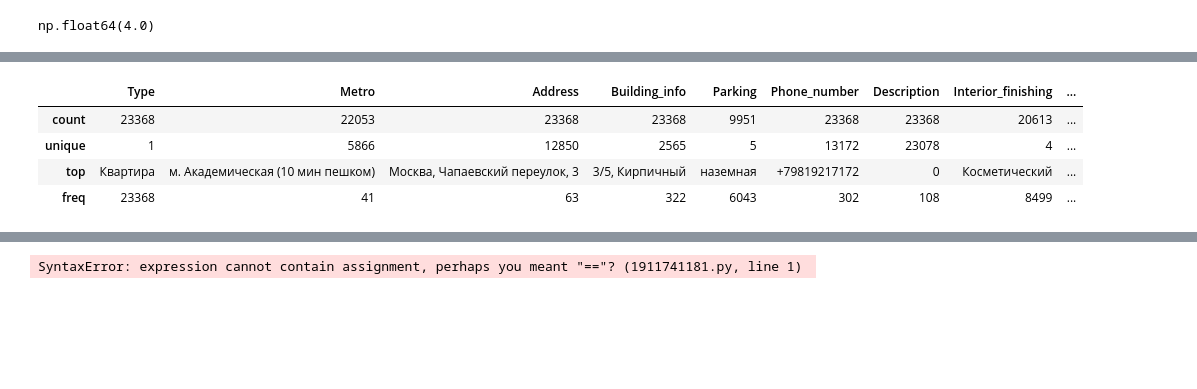
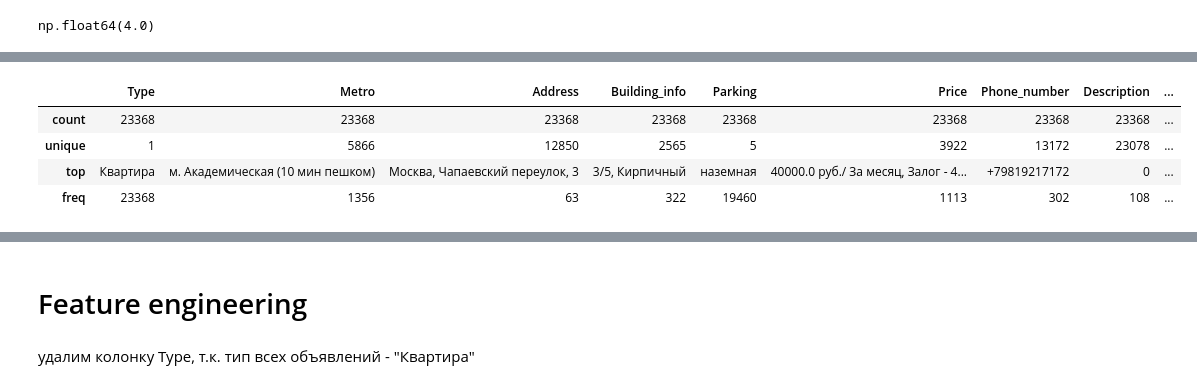
Before and after one commit to AlexChen-13/rent_real_estate_project, a Jupyter notebook: preprocessing.ipynb, the cells around one changed output, grey strips where cells are left out. Cells and saved outputs as stored; diff of their text form; code cells hidden in the pictures; blank space fills up the shorter version.

Commit message:
Release 3. add data, preprocessing, readme last iteration

```diff
--- a/preprocessing.ipynb
+++ b/preprocessing.ipynb
@@ -173,11 +169,11 @@ part_1_re.describe()
 # %%
-part_1_re.describe(include=['object'])
+df.describe(include=['object'])
 # %% [output]
-|  | Type | Metro | Address | Building_info | Parking | Phone_number | Description | Interior_finishing | ... |
-| count | 23368 | 22053 | 23368 | 23368 | 9951 | 23368 | 23368 | 20613 | ... |
-| unique | 1 | 5866 | 12850 | 2565 | 5 | 13172 | 23078 | 4 | ... |
-| top | Квартира | м. Академическая (10 мин пешком) | Москва, Чапаевский переулок, 3 | 3/5, Кирпичный | наземная | +79819217172 | 0 | Косметический | ... |
-| freq | 23368 | 41 | 63 | 322 | 6043 | 302 | 108 | 8499 | ... |
+|  | Type | Metro | Address | Building_info | Parking | Price | Phone_number | Description | ... |
+| count | 23368 | 23368 | 23368 | 23368 | 23368 | 23368 | 23368 | 23368 | ... |
+| unique | 1 | 5866 | 12850 | 2565 | 5 | 3922 | 13172 | 23078 | ... |
+| top | Квартира | м. Академическая (10 мин пешком) | Москва, Чапаевский переулок, 3 | 3/5, Кирпичный | наземная | 40000.0 руб./ За месяц, Залог - 4... | +79819217172 | 0 | ... |
+| freq | 23368 | 1356 | 63 | 322 | 19460 | 1113 | 302 | 108 | ... |
 # %%
 df.isna().mean()*100
 # %% [output]
@@ -198,7 +194,5 @@ Elevator                           0.0
 Garbage_chute                      0.0
 Link_to_ad                         0.0
 dtype: float64
-# %%
-df.to_csv('data.csv', index=False, encoding='utf-8')
-# %% [output]
-SyntaxError: expression cannot contain assignment, perhaps you meant "=="? (1911741181.py, line 1)
+# %% [markdown]
+# Feature engineering
@@ -204,0 +201,2 @@ SyntaxError: expression cannot contain assignment, perhaps you meant "=="? (1911
+# %% [markdown]
+удалим колонку Type, т.к. тип всех объявлений - "Квартира"
```
Also changed, not shown: parts of 49 cells of this notebook, 2 other files.
